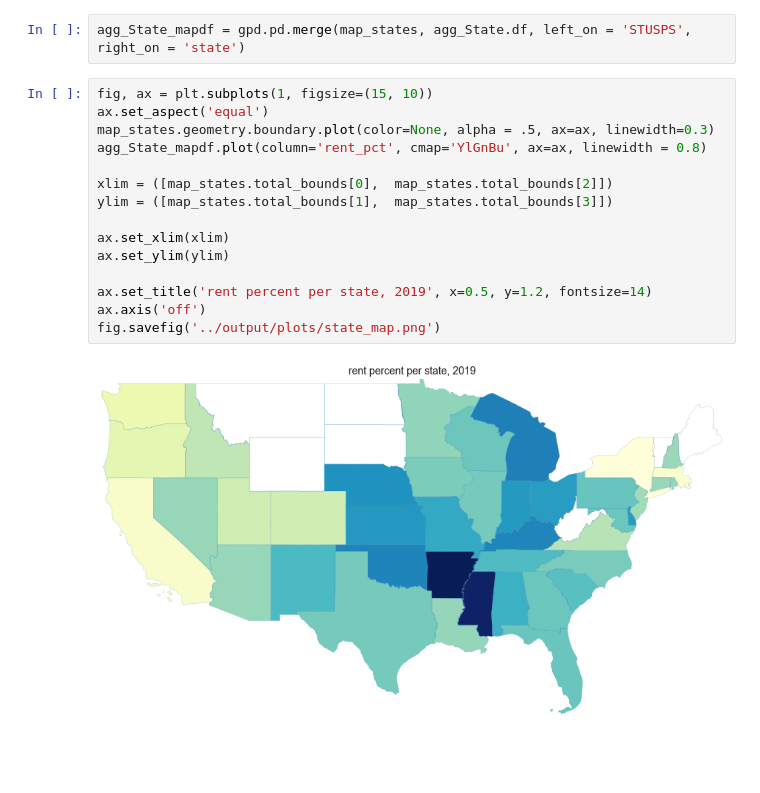
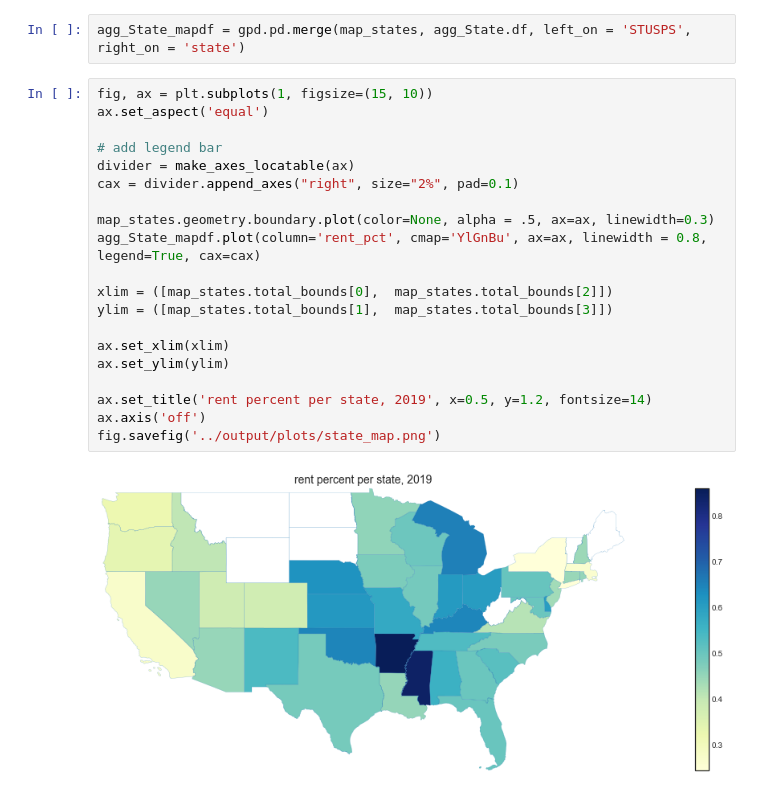
Before and after one commit to paultanger/realty-markets-analyzer, a Jupyter notebook: notebooks/aggregation.ipynb, the cells around one changed output. Drawn from its saved outputs; the diff is of its cells as text; blank space fills up the shorter version.

```diff
--- a/notebooks/aggregation.ipynb
+++ b/notebooks/aggregation.ipynb
@@ -420,17 +447,22 @@ agg_State_mapdf = gpd.pd.merge(map_states, agg_State.df, left_on = 'STUSPS', rig
 # %%
 fig, ax = plt.subplots(1, figsize=(15, 10))
 ax.set_aspect('equal')
+
+# add legend bar
+divider = make_axes_locatable(ax)
+cax = divider.append_axes("right", size="2%", pad=0.1)
+
 map_states.geometry.boundary.plot(color=None, alpha = .5, ax=ax, linewidth=0.3)
-agg_State_mapdf.plot(column='rent_pct', cmap='YlGnBu', ax=ax, linewidth = 0.8)
+agg_State_mapdf.plot(column='rent_pct', cmap='YlGnBu', ax=ax, linewidth = 0.8, legend=True, cax=cax)
 
 xlim = ([map_states.total_bounds[0],  map_states.total_bounds[2]])
 ylim = ([map_states.total_bounds[1],  map_states.total_bounds[3]])
 
 ax.set_xlim(xlim)
 ax.set_ylim(ylim)
 
 ax.set_title('rent percent per state, 2019', x=0.5, y=1.2, fontsize=14)
 ax.axis('off')
 fig.savefig('../output/plots/state_map.png')
 # %% [output]
-[figure, old version]
+[figure, new version]
```
Also changed, not shown: parts of 2 cells of this notebook.
